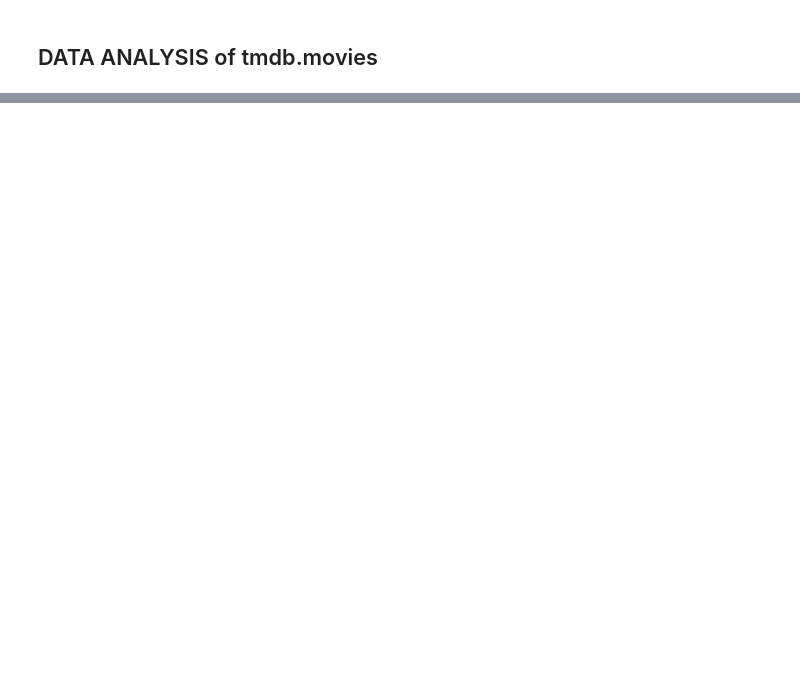
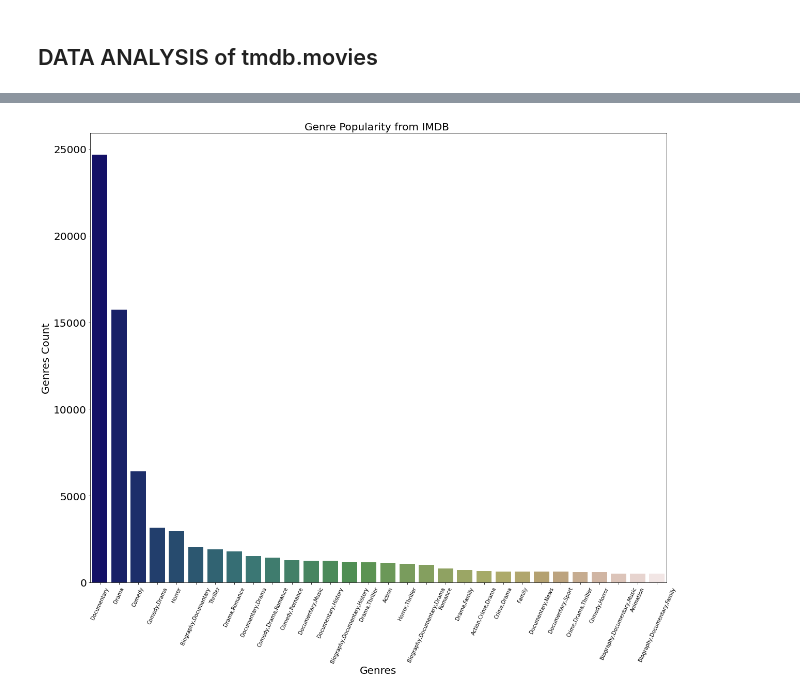
Before and after one commit to K1nyash/Phase_1-Project-Movie_Analysis, a Jupyter notebook: Movie_Project.ipynb, the cells around one changed output, grey strips where cells are left out. Saved outputs shown, nothing was run; the diff lists cells and outputs as text; code cells hidden in the pictures; blank space fills up the shorter version.

```diff
--- a/Movie_Project.ipynb
+++ b/Movie_Project.ipynb
@@ -1099,0 +1105,10 @@ tmdb_df = tmdb_df[tmdb_df.genre_ids != '[]']
+# %%
+#dealing with missing values by dropping all rows with missing data.
+q = """
+SELECT *
+FROM movie_basics
+WHERE runtime_minutes IS NOT NULL and genres IS NOT NULL and original_title IS NOT NULL
+"""
+
+movie_basics = pd.read_sql(q,conn)
+movie_basics
@@ -1368,0 +1337,6 @@ ax.figure.savefig('Genre Popularity.png');
+# %%
+# grouping data based on genres
+
+movie_b_analysis = movie_basics.groupby('genres').count().nlargest(30, 'movie_id')
+
+movie_b_analysis
@@ -1368,0 +1362,13 @@ ax.figure.savefig('Genre Popularity.png');
+# %%
+fig,ax = plt.subplots(figsize=(20,16))
+sns.barplot(x = movie_b_analysis.index, y = movie_b_analysis['movie_id'], palette='gist_earth')
+
+plt.xlabel('Genres', fontsize = 20)
+plt.ylabel('Genres Count', fontsize = 20)
+plt.xticks(fontsize = 10, rotation = 65)
+plt.yticks(fontsize = 20)
+plt.title('Genre Popularity from IMDB ', fontsize = 20)
+
+ax.figure.savefig('Genre Popularity from IMDB.png');
+# %% [output]
+[figure, added]
```
Also changed, not shown: parts of 39 cells of this notebook, 1 other file.
